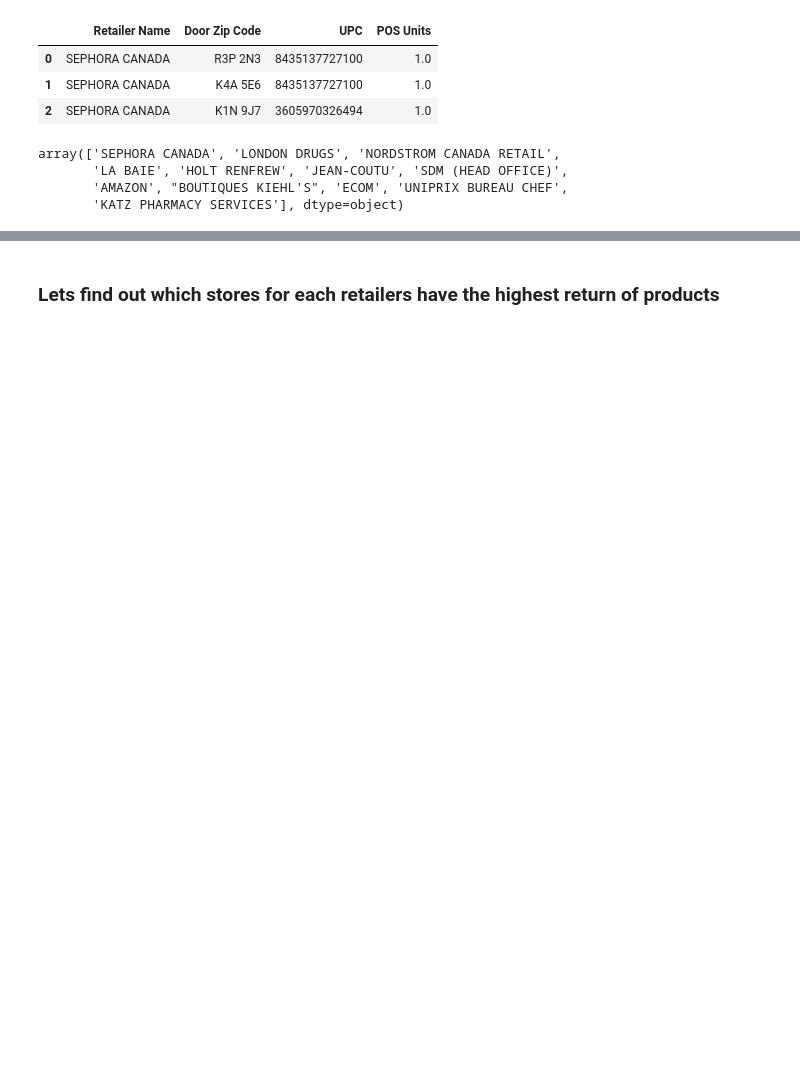
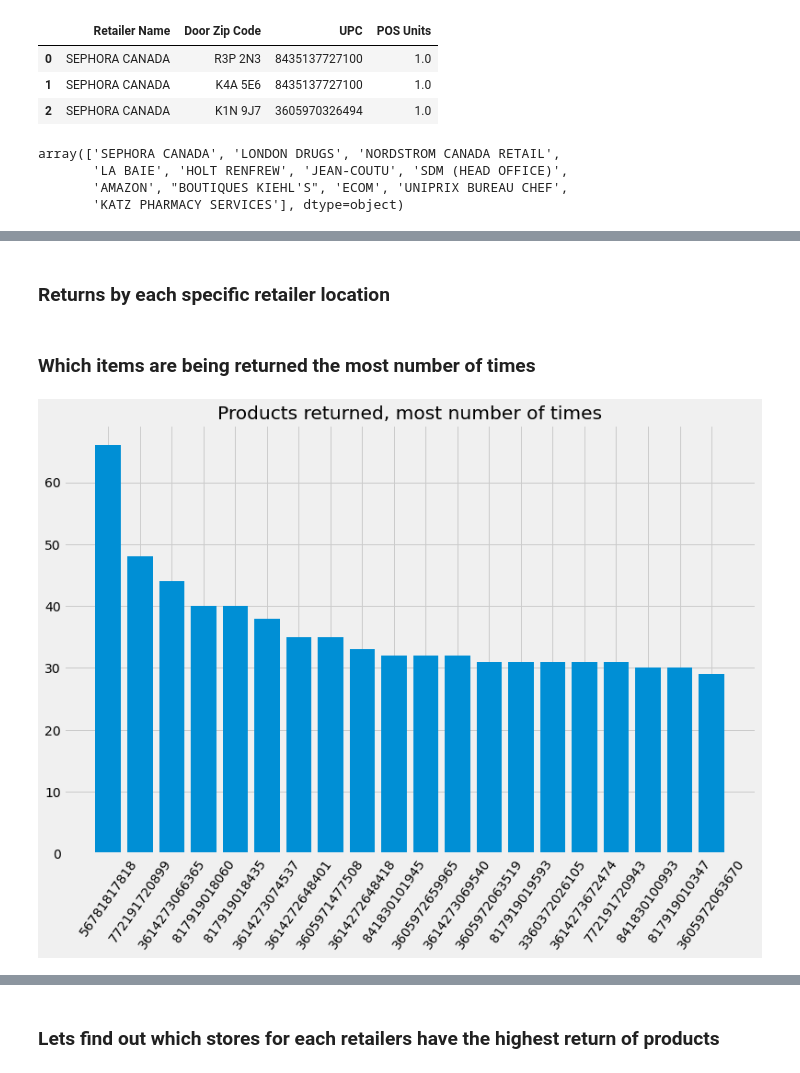
Before and after one commit to assultan/Loreal, a Jupyter notebook: Loreal_products_allocation.ipynb, the cells around one changed output, grey strips where cells are left out. Cells and saved outputs as stored; diff of their text form; code cells hidden in the pictures; blank space fills up the shorter version.

```diff
--- a/Loreal_products_allocation.ipynb
+++ b/Loreal_products_allocation.ipynb
@@ -438,0 +511,15 @@ array(['SEPHORA CANADA', 'LONDON DRUGS', 'NORDSTROM CANADA RETAIL',
+# %% [markdown]
+### Returns by each specific retailer location
+# %% [markdown]
+### Which items are being returned the most number of times
+# %%
+most_no_of_returned_items_20 = df_returns['UPC'].value_counts()[:20]
+# %%
+most_no_of_returned_items_20_str = [str(x) for x in most_no_of_returned_items_20.keys()]
+# %%
+plt.figure(figsize=(12,8))
+plt.title('Products returned, most number of times')
+plt.xticks(rotation=55)
+plt.bar(most_no_of_returned_items_20_str, most_no_of_returned_items_20.values);
+# %% [output]
+[figure, added]
```
Also changed, not shown: parts of 52 cells of this notebook.
